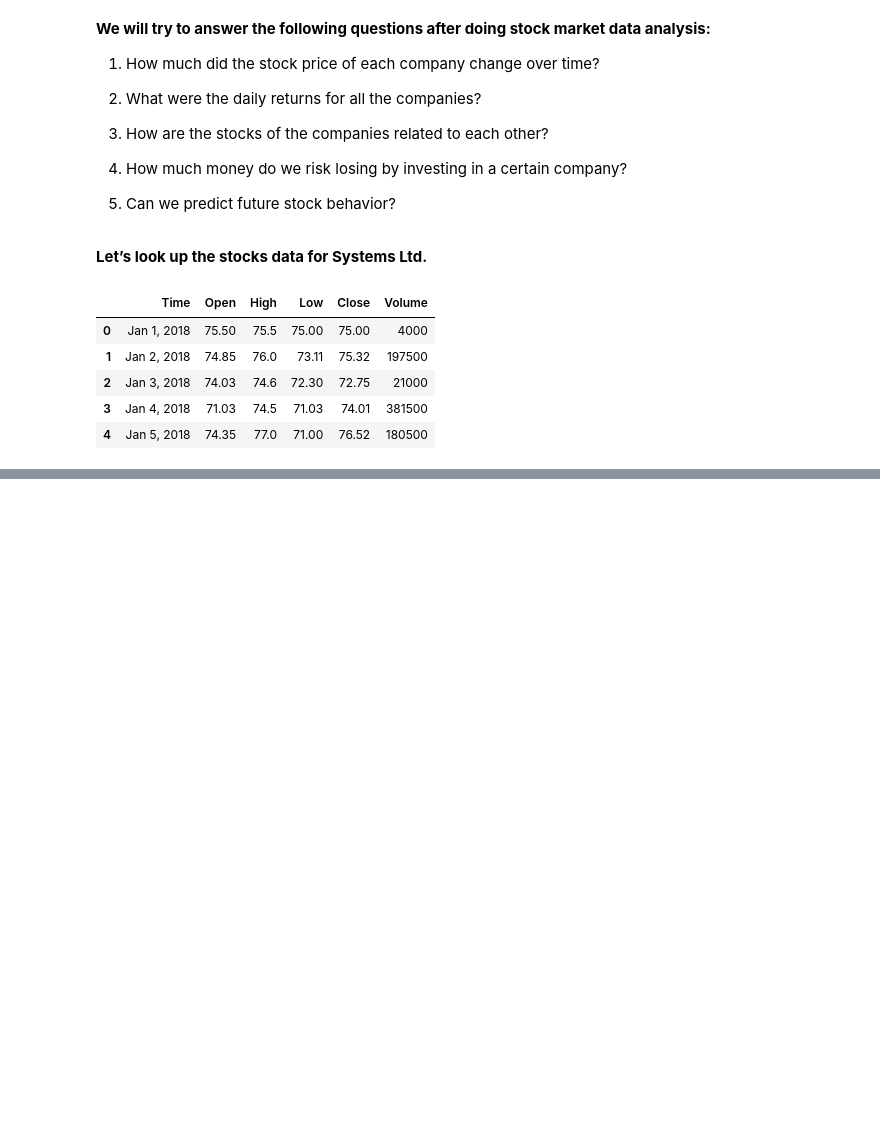
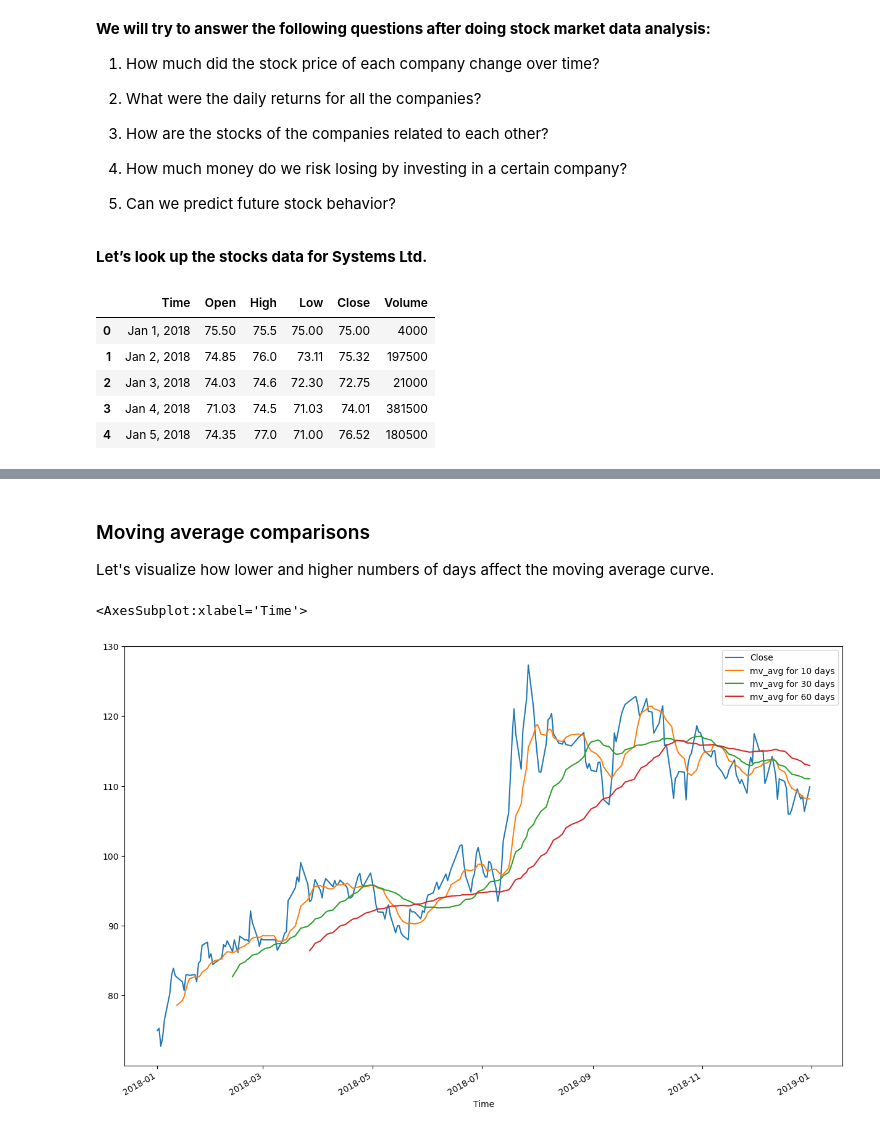
Before and after one commit to ZobaerIslam/stockMarketAnalysis, a Jupyter notebook: stock_market_analysis.ipynb, the cells around one changed output, grey strips where cells are left out. Saved outputs shown, nothing was run; the diff lists cells and outputs as text; code cells hidden in the pictures; blank space fills up the shorter version.

```diff
--- a/stock_market_analysis.ipynb
+++ b/stock_market_analysis.ipynb
@@ -37,0 +137,4 @@ sys.head()
+# %% [markdown]
+### Moving average comparisons
+
+Let's visualize how lower and higher numbers of days affect the moving average curve.
@@ -37,0 +148,6 @@ sys.head()
+# %%
+sys[['Close', 'mv_avg for 10 days', 'mv_avg for 30 days',
+     'mv_avg for 60 days']].plot(subplots=False, figsize=(15,10))
+# %% [output]
+<AxesSubplot:xlabel='Time'>
+[figure, added]
```
Also changed, not shown: parts of 35 cells of this notebook, 1 other file.
